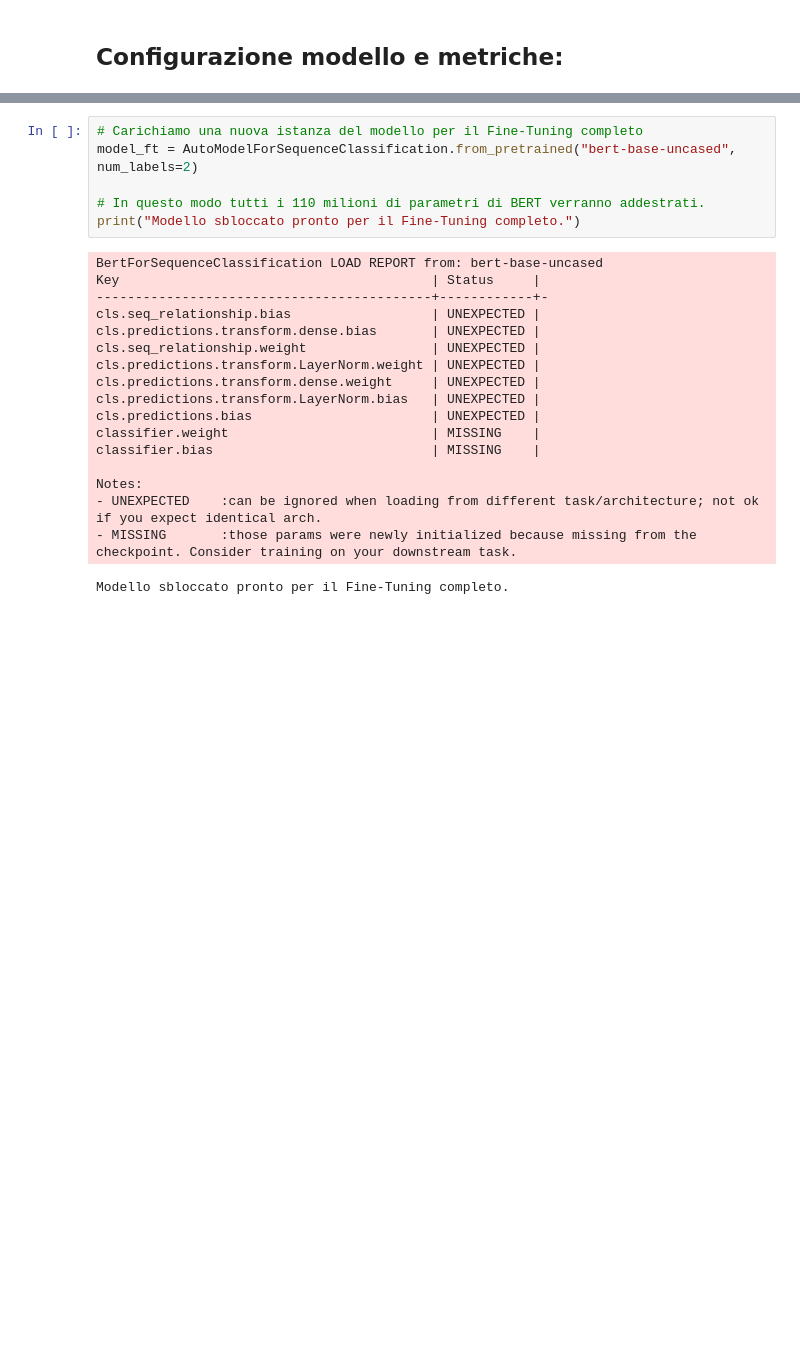
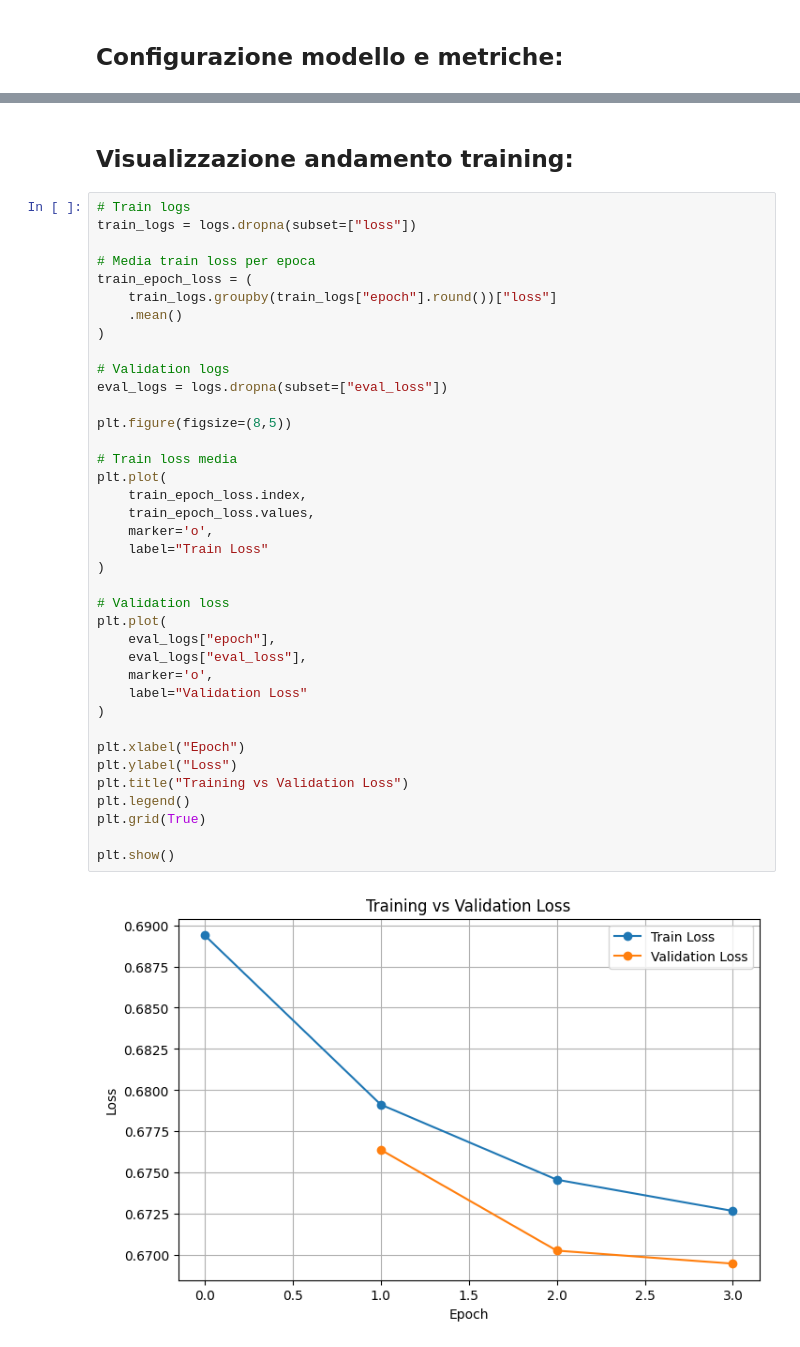
Before and after one commit to Angel136-hub/ProgettoData_Web, a Jupyter notebook: notebooks/Fine_Tuning_Modello.ipynb, the cells around one changed output, grey strips where cells are left out. Drawn from its saved outputs; the diff is of its cells as text; blank space fills up the shorter version.

```diff
--- a/notebooks/Fine_Tuning_Modello.ipynb
+++ b/notebooks/Fine_Tuning_Modello.ipynb
@@ -129,24 +203,42 @@ Notiamo che i valori delle matriche non sono ottimali quindi sperimentiamo non c
-# %%
-# Carichiamo una nuova istanza del modello per il Fine-Tuning completo
-model_ft = AutoModelForSequenceClassification.from_pretrained("bert-base-uncased", num_labels=2)
-
-# In questo modo tutti i 110 milioni di parametri di BERT verranno addestrati.
-print("Modello sbloccato pronto per il Fine-Tuning completo.")
-# %% [output]
-BertForSequenceClassification LOAD REPORT from: bert-base-uncased
-Key                                        | Status     |
--------------------------------------------+------------+-
-cls.seq_relationship.bias                  | UNEXPECTED |
-cls.predictions.transform.dense.bias       | UNEXPECTED |
-cls.seq_relationship.weight                | UNEXPECTED |
-cls.predictions.transform.LayerNorm.weight | UNEXPECTED |
-cls.predictions.transform.dense.weight     | UNEXPECTED |
-cls.predictions.transform.LayerNorm.bias   | UNEXPECTED |
-cls.predictions.bias                       | UNEXPECTED |
-classifier.weight                          | MISSING    |
-classifier.bias                            | MISSING    |
-
-Notes:
-- UNEXPECTED    :can be ignored when loading from different task/architecture; not ok if you expect identical arch.
-- MISSING       :those params were newly initialized because missing from the checkpoint. Consider training on your downstream task.
-Modello sbloccato pronto per il Fine-Tuning completo.
+# %% [markdown]
+## Visualizzazione andamento training:
+# %%
+# Train logs
+train_logs = logs.dropna(subset=["loss"])
+
+# Media train loss per epoca
+train_epoch_loss = (
+    train_logs.groupby(train_logs["epoch"].round())["loss"]
+    .mean()
+)
+
+# Validation logs
+eval_logs = logs.dropna(subset=["eval_loss"])
+
+plt.figure(figsize=(8,5))
+
+# Train loss media
+plt.plot(
+    train_epoch_loss.index,
+    train_epoch_loss.values,
+    marker='o',
+    label="Train Loss"
+)
+
+# Validation loss
+plt.plot(
+    eval_logs["epoch"],
+    eval_logs["eval_loss"],
+    marker='o',
+    label="Validation Loss"
+)
+
+plt.xlabel("Epoch")
+plt.ylabel("Loss")
+plt.title("Training vs Validation Loss")
+plt.legend()
+plt.grid(True)
+
+plt.show()
+# %% [output]
+[figure, added]
```
Also changed, not shown: parts of 23 cells of this notebook, 17 other files.
